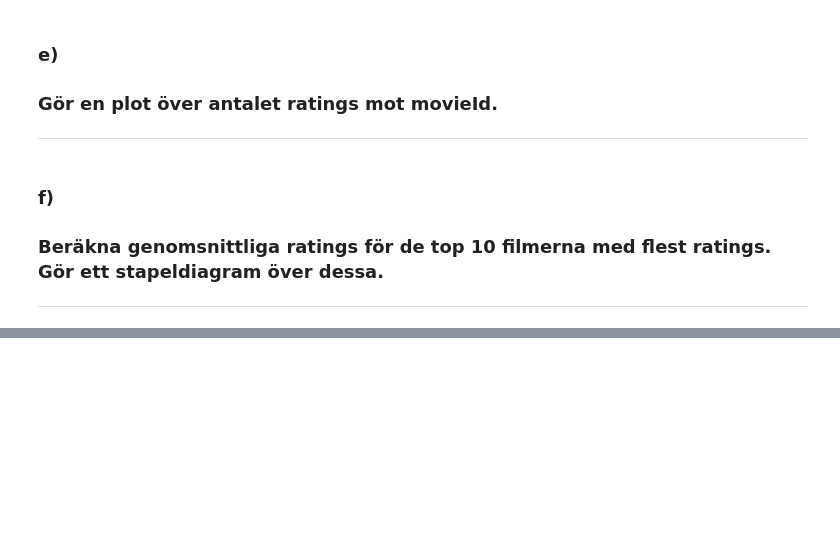
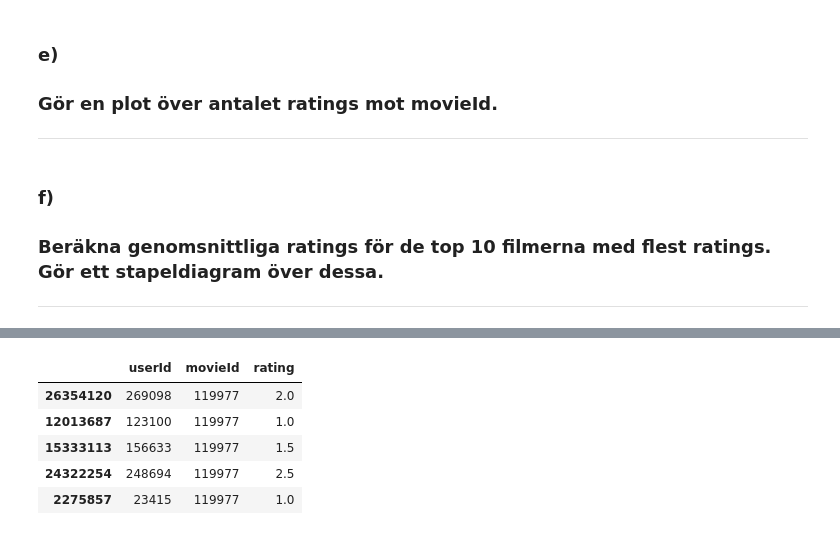
Before and after one commit to Canesp/Machine-learning-Philip-de-Canesie, a Jupyter notebook: Lab/recommend.ipynb, the cells around one changed output, grey strips where cells are left out. Cells and saved outputs as stored; diff of their text form; code cells hidden in the pictures; blank space fills up the shorter version.

```diff
--- a/Lab/recommend.ipynb
+++ b/Lab/recommend.ipynb
@@ -152,0 +199,9 @@ fig.show()
+# %%
+d.head()
+# %% [output]
+|  | userId | movieId | rating |
+| 26354120 | 269098 | 119977 | 2.0 |
+| 12013687 | 123100 | 119977 | 1.0 |
+| 15333113 | 156633 | 119977 | 1.5 |
+| 24322254 | 248694 | 119977 | 2.5 |
+| 2275857 | 23415 | 119977 | 1.0 |
```
Also changed, not shown: parts of 13 cells of this notebook, 2 other files.
